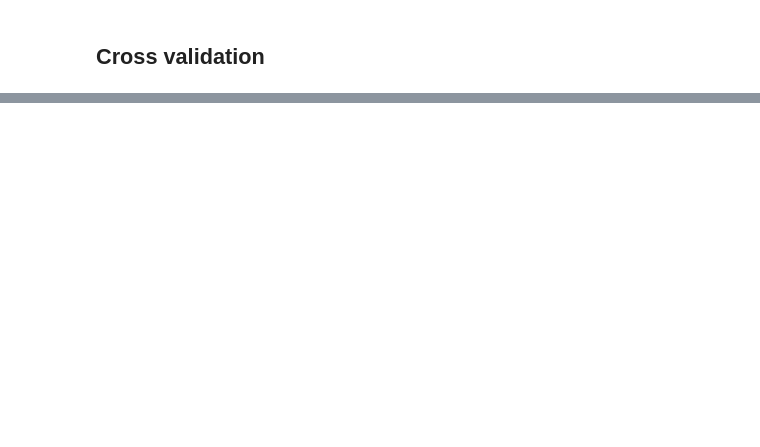
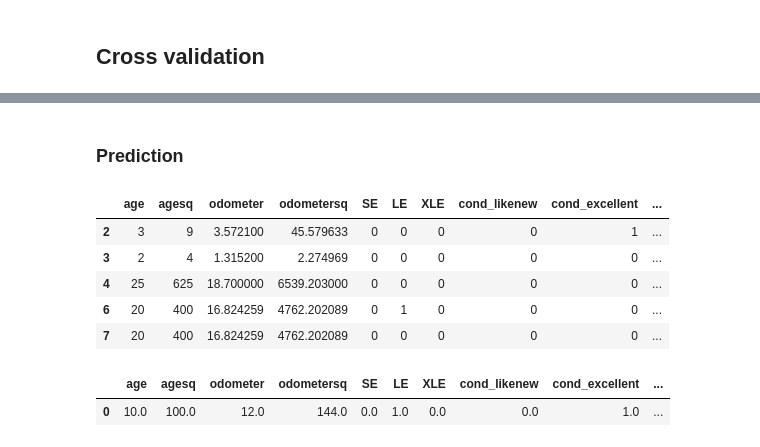
Before and after one commit to zholler/da_case_studies, a Jupyter notebook: ch13-used-cars-reg/ch013_usedcars.ipynb, the cells around one changed output, grey strips where cells are left out. Cells and saved outputs as stored; diff of their text form; code cells hidden in the pictures; blank space fills up the shorter version.

```diff
--- a/ch13-used-cars-reg/ch013_usedcars.ipynb
+++ b/ch13-used-cars-reg/ch013_usedcars.ipynb
@@ -455,0 +446,50 @@ array([[  3,   9],
+# %% [markdown]
+### Prediction
+# %%
+data = data.loc[
+    :,
+    [
+        "age",
+        "agesq",
+        "odometer",
+        "odometersq",
+        "SE",
+        "LE",
+        "XLE",
+        "cond_likenew",
+        "cond_excellent",
+        "cond_good",
+        "dealer",
+        "price",
+        "cylind6"
+    ],
+]
+# %%
+data.head()
+# %% [output]
+|  | age | agesq | odometer | odometersq | SE | LE | XLE | cond_likenew | cond_excellent | ... |
+| 2 | 3 | 9 | 3.572100 | 45.579633 | 0 | 0 | 0 | 0 | 1 | ... |
+| 3 | 2 | 4 | 1.315200 | 2.274969 | 0 | 0 | 0 | 0 | 0 | ... |
+| 4 | 25 | 625 | 18.700000 | 6539.203000 | 0 | 0 | 0 | 0 | 0 | ... |
+| 6 | 20 | 400 | 16.824259 | 4762.202089 | 0 | 1 | 0 | 0 | 0 | ... |
+| 7 | 20 | 400 | 16.824259 | 4762.202089 | 0 | 0 | 0 | 0 | 0 | ... |
+# %%
+new = pd.DataFrame(pd.Series({
+    "age":10,
+    "agesq":10**2,
+    "odometer":12,
+    "odometersq":12**2,
+    "SE":0,
+    "LE":1,
+    "XLE":0,
+    "cond_likenew":0,
+    "cond_excellent":1,
+    "cond_good":0,
+    "dealer":0,
+    "price":np.nan,
+    "cylind6":0
+})).T
+new
+# %% [output]
+|  | age | agesq | odometer | odometersq | SE | LE | XLE | cond_likenew | cond_excellent | ... |
+| 0 | 10.0 | 100.0 | 12.0 | 144.0 | 0.0 | 1.0 | 0.0 | 0.0 | 1.0 | ... |
```
Also changed, not shown: parts of 27 cells of this notebook, 4 other files.
